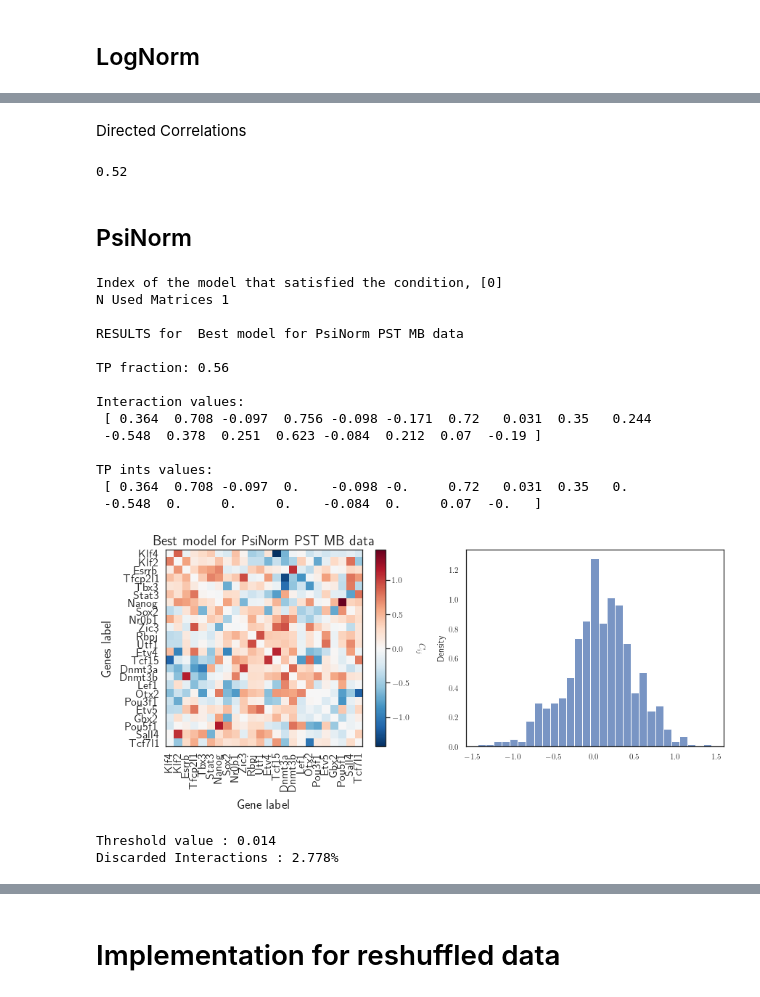
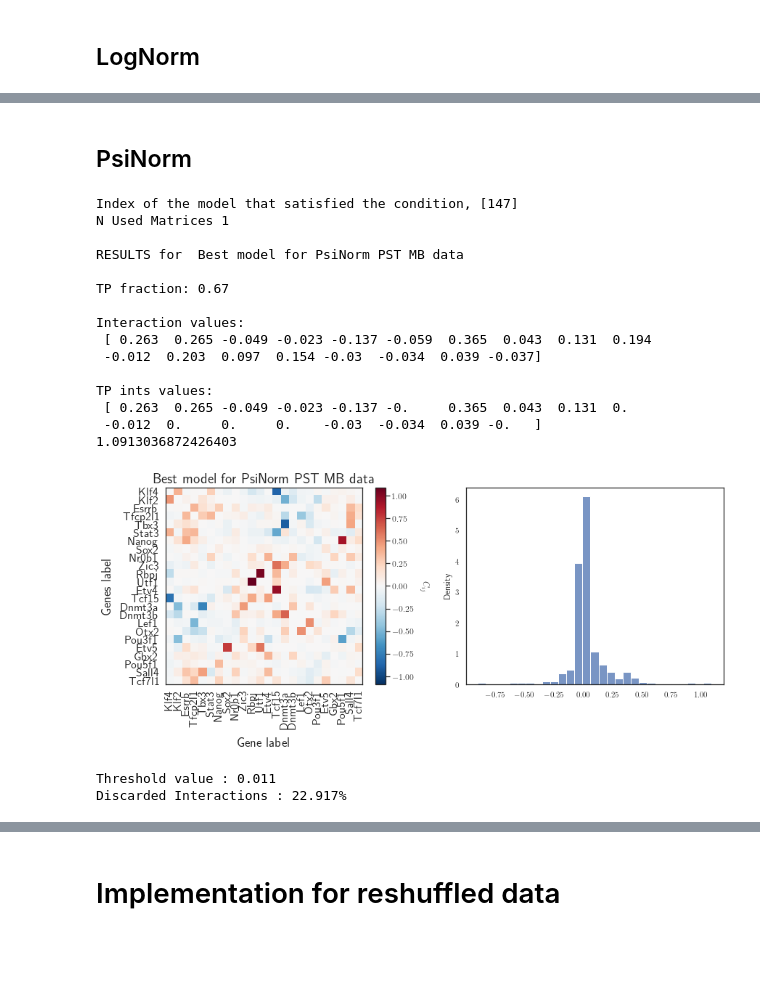
Before and after one commit to CleliaCorridori/GRN_Inference_CODE, a Jupyter notebook: Ising_InferenceMethod.ipynb, the cells around one changed output, grey strips where cells are left out. Saved outputs shown, nothing was run; the diff lists cells and outputs as text; code cells hidden in the pictures; blank space fills up the shorter version.

Commit message:
Fixed Ising_InferenceMethod

```diff
--- a/Ising_InferenceMethod.ipynb
+++ b/Ising_InferenceMethod.ipynb
@@ -169,9 +173,9 @@ params = {"LAMBDA" : [0.01, 0.02, 0.03,0.04, 0.05, 0.07, 0.09],
 interaction_thr = 0.01
 
 Ntrials = 150
-compute = True ########
+compute = False ######## CHANGE THIS TO TRUE TO RE-COMPUTE THE RESULTS
 
-today = "thr1_23_03_15" #or other data
+today = "thr1_23_03_29" #or other data
 data_type = "pst_mb"
 # %%
 if compute:
@@ -349,13 +255,3 @@ plt.show()
-# %% [markdown]
-Directed Correlations
-# %%
-lN_Mean_TP_frac_2, lN_Mean_info_int_2, _ = funcs_general.TP_plot(correlations_list, lN_high_meanMatx, genes_order,
-                                                   inferred_int_thr=interaction_thr, Norm_Matx = False,
-                                                   data_type=" Best model for LogNorm PST MB data",
-                                                   figplot=False, verbose=False, nbin=30, Norm = True)
-print(f"{lN_Mean_TP_frac_2:.2f}")
-# %% [output]
-0.52
 # %% [markdown]
 ## PsiNorm
 # %%
@@ -372,43 +268,44 @@ pN_Mean_TP_frac, pN_Mean_info_int, _ = funcs_general.TP_plot(TPtrial_list, pN_hi
 pN_thr_val = np.max(np.abs(pN_high_meanMatx))*interaction_thr
 print(f"Threshold value : {'{:.3f}'.format(pN_thr_val)}")
 
 # print("Not Normalized interactions", np.round(pN_Mean_info_int[2,:],2))
 # print("Not Normalized TRUE interactions\n", np.round(pN_Mean_info_int[2,:]*pN_Mean_info_int[3,:],3))
 # print("Normalized TRUE interactions", np.round(pN_Mean_info_int[2,:]*pN_Mean_info_int[3,:]/np.max(np.abs(pN_high_meanMatx)), 2))
 # print("Normalized interactions", np.round(pN_Mean_info_int[2,:]/np.max(np.abs(pN_high_meanMatx)), 2))
 
 pN_high_meanMatx_thr = na.to_thr_matrix(pN_high_meanMatx, thr=interaction_thr)
 pN_discarded_ints = (len(np.where(pN_high_meanMatx_thr==0)[0])-len(np.where(pN_high_meanMatx==0)[0]))/((len(genes_order))**2)
 print(f"Discarded Interactions : {'{:.3f}'.format(pN_discarded_ints*100)}%")
 
 
 # to save
 # np.save(path_data + "OUT_ISING/PsiNORM/PsiNorm_InferredMatrix.npy", pN_high_meanMatx)
 # np.save(path_data + "OUT_ISING/PsiNORM/PsiNorm_TPfrac.npy", pN_Mean_TP_frac)
 # np.save(path_data + "OUT_ISING/PsiNORM/PsiNorm_info_ints.npy", pN_Mean_info_int)
 
 # to save information about the best model for LogNorm PST MB data
-saving = False
+saving = True
 text = "_thr"+str(int(interaction_thr*100))+"_"
 if saving:
-    np.save(path_data + "OUT_ISING/PsiNORM/PsiNorm_InferredMatrix"+text+".npy", pN_high_meanMatx)
-    np.save(path_data + "OUT_ISING/PsiNORM/PsiNorm_TPfrac"+text+".npy", pN_Mean_TP_frac)
-    np.save(path_data + "OUT_ISING/PsiNORM/PsiNorm_info_ints"+text+".npy", pN_Mean_info_int)
+    np.save(path_data + "OUT_ISING/PsiNORM/PsiNorm_InferredMatrix_"+today+".npy", pN_high_meanMatx)
+    np.save(path_data + "OUT_ISING/PsiNORM/PsiNorm_TPfrac_"+today+".npy", pN_Mean_TP_frac)
+    np.save(path_data + "OUT_ISING/PsiNORM/PsiNorm_info_ints_"+today+".npy", pN_Mean_info_int)
 # %% [output]
-Index of the model that satisfied the condition, [0]
+Index of the model that satisfied the condition, [147]
 N Used Matrices 1
 
 RESULTS for  Best model for PsiNorm PST MB data
 
-TP fraction: 0.56
+TP fraction: 0.67
 
 Interaction values:
- [ 0.364  0.708 -0.097  0.756 -0.098 -0.171  0.72   0.031  0.35   0.244
- -0.548  0.378  0.251  0.623 -0.084  0.212  0.07  -0.19 ]
+ [ 0.263  0.265 -0.049 -0.023 -0.137 -0.059  0.365  0.043  0.131  0.194
+ -0.012  0.203  0.097  0.154 -0.03  -0.034  0.039 -0.037]
 
 TP ints values:
- [ 0.364  0.708 -0.097  0.    -0.098 -0.     0.72   0.031  0.35   0.
- -0.548  0.     0.     0.    -0.084  0.     0.07  -0.   ]
+ [ 0.263  0.265 -0.049 -0.023 -0.137 -0.     0.365  0.043  0.131  0.
+ -0.012  0.     0.     0.    -0.03  -0.034  0.039 -0.   ]
+1.0913036872426403
-[figure, old version]
+[figure, new version]
-Threshold value : 0.014
-Discarded Interactions : 2.778%
+Threshold value : 0.011
+Discarded Interactions : 22.917%
```
Also changed, not shown: parts of 23 cells of this notebook, 5 other files.
